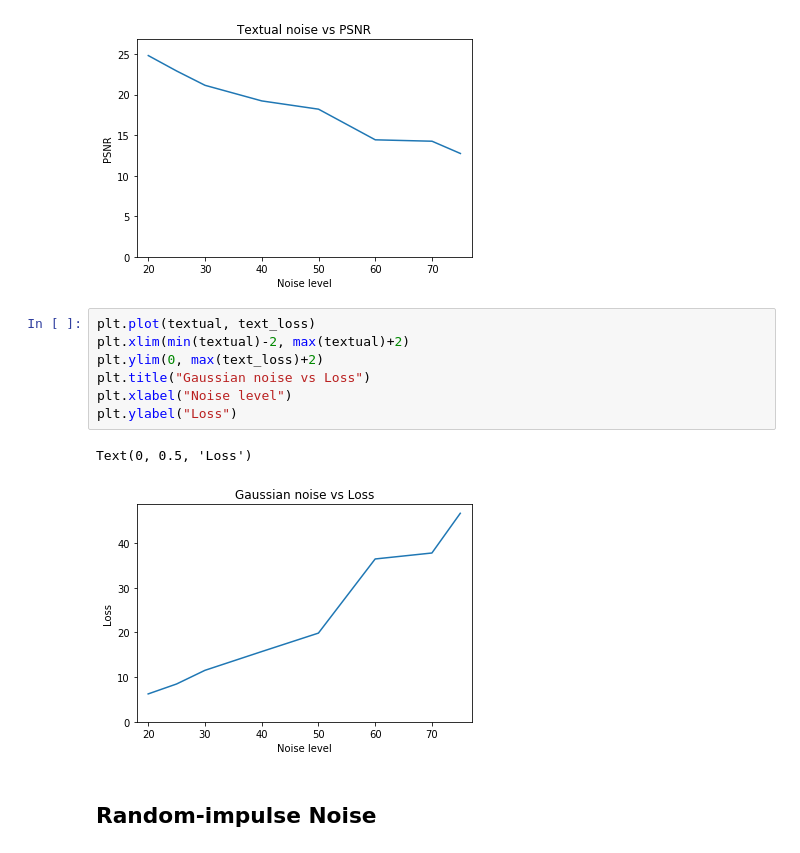
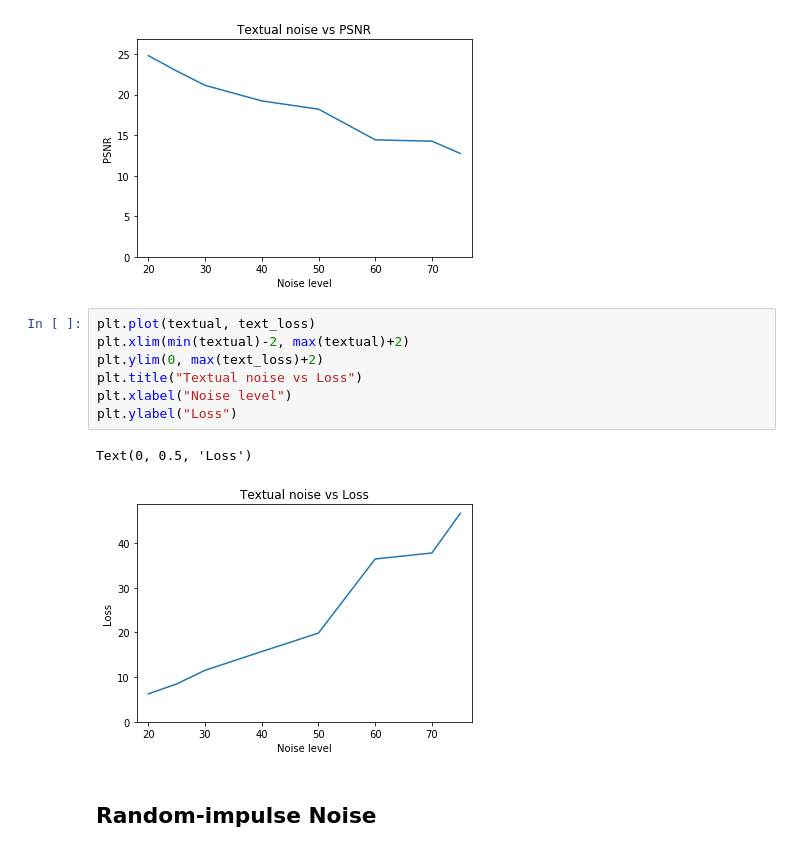
Before and after one commit to harshit0511/Unsupervised-Image-denoising, a Jupyter notebook: Loss_plot.ipynb, the cells around one changed output. Saved outputs shown, nothing was run; the diff lists cells and outputs as text.

Commit message:
made plots

```diff
--- a/Loss_plot.ipynb
+++ b/Loss_plot.ipynb
@@ -53,12 +53,12 @@ Text(0, 0.5, 'PSNR')
 # %%
 plt.plot(textual, text_loss)
 plt.xlim(min(textual)-2, max(textual)+2)
 plt.ylim(0, max(text_loss)+2)
-plt.title("Gaussian noise vs Loss")
+plt.title("Textual noise vs Loss")
 plt.xlabel("Noise level")
 plt.ylabel("Loss")
 # %% [output]
 Text(0, 0.5, 'Loss')
-[figure, old version]
+[figure, new version]
 # %% [markdown]
 ## Random-impulse Noise
```
